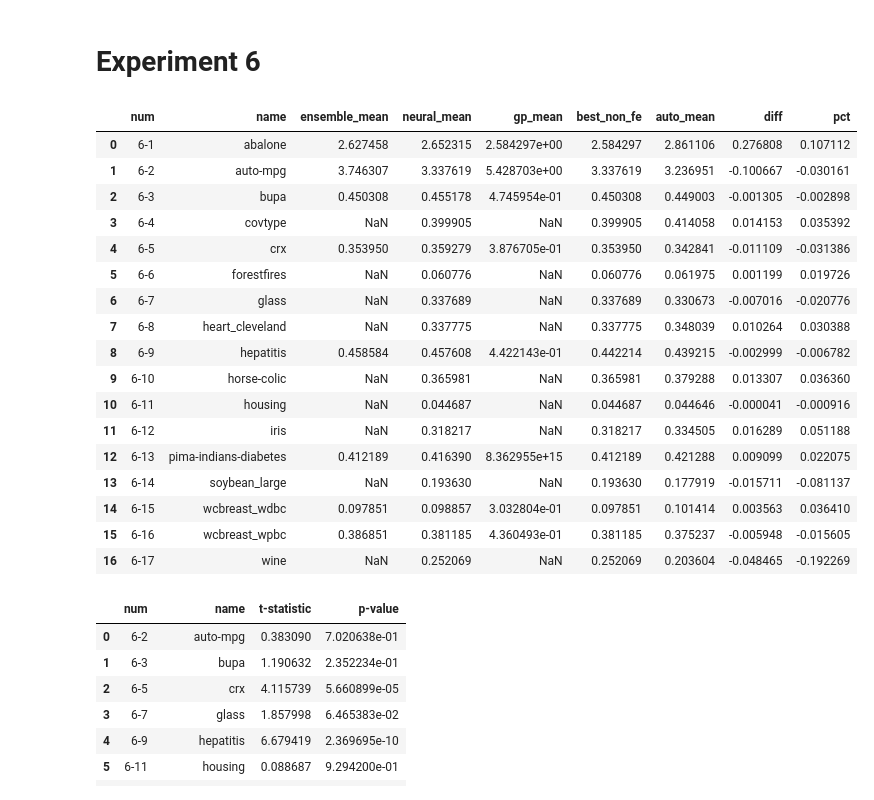
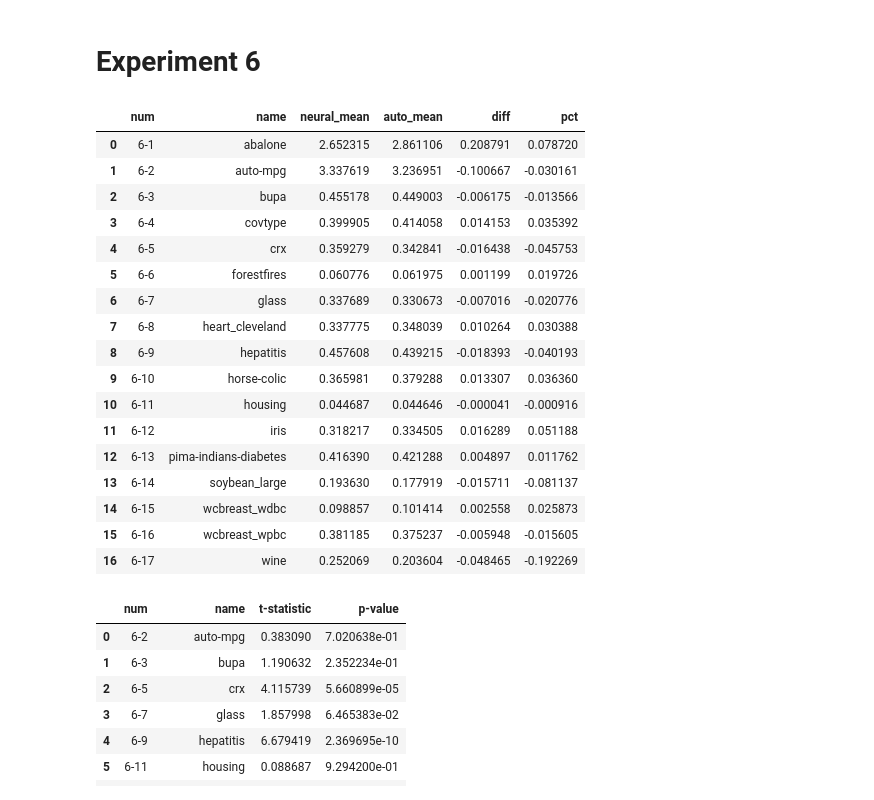
Before and after one commit to jeffheaton/phd-dissertation, a Jupyter notebook: python/dissertation_tables.ipynb, the cells around one changed output. Cells and saved outputs as stored; diff of their text form; code cells hidden in the pictures.

Commit message:
updates to tables

```diff
--- a/python/dissertation_tables.ipynb
+++ b/python/dissertation_tables.ipynb
@@ -1,13 +1,20 @@
 # %%
+%matplotlib inline
 import os
 import pandas as pd
+import numpy as np
 from IPython.display import display, HTML
 import re
+from scipy.stats import ttest_ind
+
+
+RESULT = "result-raw"
+#RESULT = "result"
 
 #path = "c:\\data\\"
 #path = "/Users/jeff/temp/dissertation"
-path = "/Users/jeff/dissertation-100runs"
-
+#path = "/Users/jeff/dissertation-100runs"
+path = "c:\\test\\dissertation-100runs"
 
 filename_read = os.path.join(path,"workload.csv")
 df = pd.read_csv(filename_read)
@@ -162,51 +202,47 @@ ex3_summary.to_csv(os.path.join(path,"diss_ex3.csv"),index=False)
 # %%
 ex6 = df[df.name == 'experiment-6'][['dataset','algorithm','predictors','cycle','result','result-raw']]
 
-f = {'result-raw':['min','mean','std']}
+f = {RESULT:['min','mean','std']}
 ex6_summary = ex6.groupby(['algorithm','dataset']).agg(f)
 
 ex6_summary.columns = [x[1] for x in ex6_summary.columns.values]
 ex6_summary.insert(0,'algorithm', [x[0] for x in ex6_summary.index])
 ex6_summary.insert(0,'dataset', [x[1] for x in ex6_summary.index])
 ex6_summary.insert(1, 'name' ,[re.search('(.*)\.', x).group(1) for x in ex6_summary.dataset])
 ex6_summary.index = range(len(ex6_summary))
 ex6_summary.drop(['dataset','algorithm'], axis=1, inplace=True)
 ex6_summary.columns = ['name','auto_min','auto_mean','auto_std']
-ex6_summary = pd.merge(ex6_summary,ex3_summary,how="left",on=['name'])
 ex6_summary = pd.merge(ex6_summary,ex2_summary_neural,how="left",on=['name'])
-ex6_summary.neural_mean_x.fillna(ex6_summary.neural_mean_y,inplace=True)
-ex6_summary.drop(['auto_min','auto_std','ensemble_min','ensemble_std','neural_mean_y','neural_min','neural_std','num'],
+ex6_summary.drop(['auto_min','auto_std','neural_min','neural_std'],
                  axis=1, inplace=True)
-ex6_summary.rename(columns={'neural_mean_x':'neural_mean'},inplace=True)
-ex6_summary['best_non_fe'] = ex6_summary[['ensemble_mean','neural_mean','gp_mean']].min(axis=1,skipna=True)
-ex6_summary['diff'] = ex6_summary.auto_mean - ex6_summary.best_non_fe
-ex6_summary['pct'] = (ex6_summary.auto_mean - ex6_summary.best_non_fe) / ex6_summary.best_non_fe
+ex6_summary['diff'] = ex6_summary.auto_mean - ex6_summary.neural_mean
+ex6_summary['pct'] = (ex6_summary.auto_mean - ex6_summary.neural_mean) / ex6_summary.neural_mean
 
 ex6_summary.sort_values(by=['name'],inplace=True)
 ex6_summary.index = range(len(ex6_summary))
 ex6_summary.insert(0, 'num', ["{}-{}".format(6,x+1) for x in range(len(ex6_summary))])
-ex6_summary = ex6_summary[['num','name','ensemble_mean','neural_mean','gp_mean','best_non_fe','auto_mean','diff','pct']]
+ex6_summary = ex6_summary[['num','name','neural_mean','auto_mean','diff','pct']]
 
 
 display(ex6_summary)
 ex6_summary.to_csv(os.path.join(path,"diss_ex6.csv"),index=False)
 # %% [output]
-|  | num | name | ensemble_mean | neural_mean | gp_mean | best_non_fe | auto_mean | diff | pct |
-| 0 | 6-1 | abalone | 2.627458 | 2.652315 | 2.584297e+00 | 2.584297 | 2.861106 | 0.276808 | 0.107112 |
-| 1 | 6-2 | auto-mpg | 3.746307 | 3.337619 | 5.428703e+00 | 3.337619 | 3.236951 | -0.100667 | -0.030161 |
-| 2 | 6-3 | bupa | 0.450308 | 0.455178 | 4.745954e-01 | 0.450308 | 0.449003 | -0.001305 | -0.002898 |
-| 3 | 6-4 | covtype | NaN | 0.399905 | NaN | 0.399905 | 0.414058 | 0.014153 | 0.035392 |
-| 4 | 6-5 | crx | 0.353950 | 0.359279 | 3.876705e-01 | 0.353950 | 0.342841 | -0.011109 | -0.031386 |
-| 5 | 6-6 | forestfires | NaN | 0.060776 | NaN | 0.060776 | 0.061975 | 0.001199 | 0.019726 |
-| 6 | 6-7 | glass | NaN | 0.337689 | NaN | 0.337689 | 0.330673 | -0.007016 | -0.020776 |
-| 7 | 6-8 | heart_cleveland | NaN | 0.337775 | NaN | 0.337775 | 0.348039 | 0.010264 | 0.030388 |
-| 8 | 6-9 | hepatitis | 0.458584 | 0.457608 | 4.422143e-01 | 0.442214 | 0.439215 | -0.002999 | -0.006782 |
-| 9 | 6-10 | horse-colic | NaN | 0.365981 | NaN | 0.365981 | 0.379288 | 0.013307 | 0.036360 |
-| 10 | 6-11 | housing | NaN | 0.044687 | NaN | 0.044687 | 0.044646 | -0.000041 | -0.000916 |
-| 11 | 6-12 | iris | NaN | 0.318217 | NaN | 0.318217 | 0.334505 | 0.016289 | 0.051188 |
-| 12 | 6-13 | pima-indians-diabetes | 0.412189 | 0.416390 | 8.362955e+15 | 0.412189 | 0.421288 | 0.009099 | 0.022075 |
-| 13 | 6-14 | soybean_large | NaN | 0.193630 | NaN | 0.193630 | 0.177919 | -0.015711 | -0.081137 |
-| 14 | 6-15 | wcbreast_wdbc | 0.097851 | 0.098857 | 3.032804e-01 | 0.097851 | 0.101414 | 0.003563 | 0.036410 |
-| 15 | 6-16 | wcbreast_wpbc | 0.386851 | 0.381185 | 4.360493e-01 | 0.381185 | 0.375237 | -0.005948 | -0.015605 |
-| 16 | 6-17 | wine | NaN | 0.252069 | NaN | 0.252069 | 0.203604 | -0.048465 | -0.192269 |
+|  | num | name | neural_mean | auto_mean | diff | pct |
+| 0 | 6-1 | abalone | 2.652315 | 2.861106 | 0.208791 | 0.078720 |
+| 1 | 6-2 | auto-mpg | 3.337619 | 3.236951 | -0.100667 | -0.030161 |
+| 2 | 6-3 | bupa | 0.455178 | 0.449003 | -0.006175 | -0.013566 |
+| 3 | 6-4 | covtype | 0.399905 | 0.414058 | 0.014153 | 0.035392 |
+| 4 | 6-5 | crx | 0.359279 | 0.342841 | -0.016438 | -0.045753 |
+| 5 | 6-6 | forestfires | 0.060776 | 0.061975 | 0.001199 | 0.019726 |
+| 6 | 6-7 | glass | 0.337689 | 0.330673 | -0.007016 | -0.020776 |
+| 7 | 6-8 | heart_cleveland | 0.337775 | 0.348039 | 0.010264 | 0.030388 |
+| 8 | 6-9 | hepatitis | 0.457608 | 0.439215 | -0.018393 | -0.040193 |
+| 9 | 6-10 | horse-colic | 0.365981 | 0.379288 | 0.013307 | 0.036360 |
+| 10 | 6-11 | housing | 0.044687 | 0.044646 | -0.000041 | -0.000916 |
+| 11 | 6-12 | iris | 0.318217 | 0.334505 | 0.016289 | 0.051188 |
+| 12 | 6-13 | pima-indians-diabetes | 0.416390 | 0.421288 | 0.004897 | 0.011762 |
+| 13 | 6-14 | soybean_large | 0.193630 | 0.177919 | -0.015711 | -0.081137 |
+| 14 | 6-15 | wcbreast_wdbc | 0.098857 | 0.101414 | 0.002558 | 0.025873 |
+| 15 | 6-16 | wcbreast_wpbc | 0.381185 | 0.375237 | -0.005948 | -0.015605 |
+| 16 | 6-17 | wine | 0.252069 | 0.203604 | -0.048465 | -0.192269 |
 # %%
```
Also changed, not shown: parts of 6 cells of this notebook.
